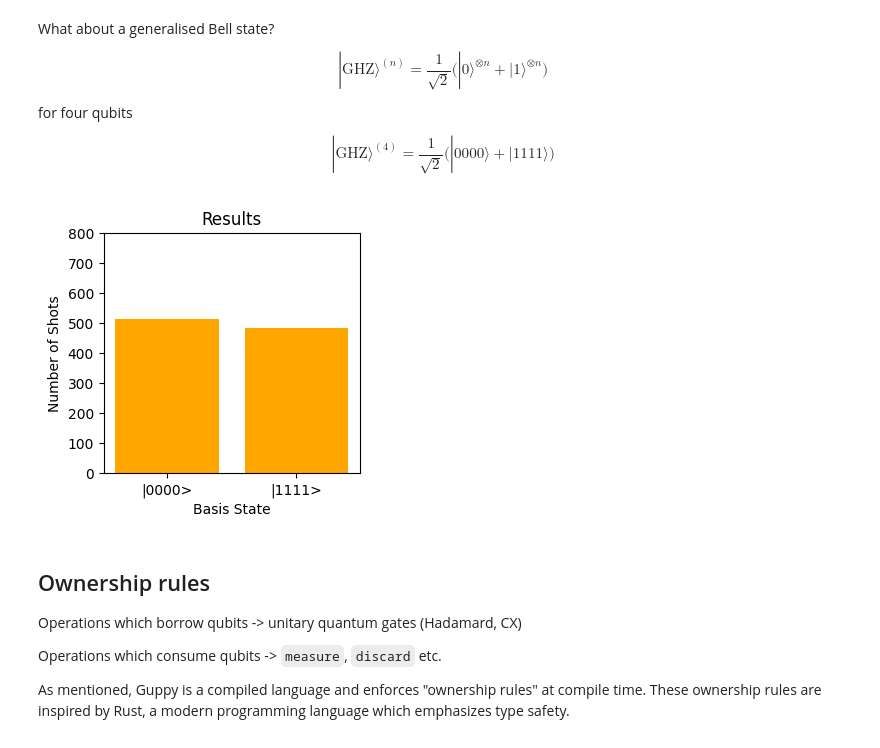
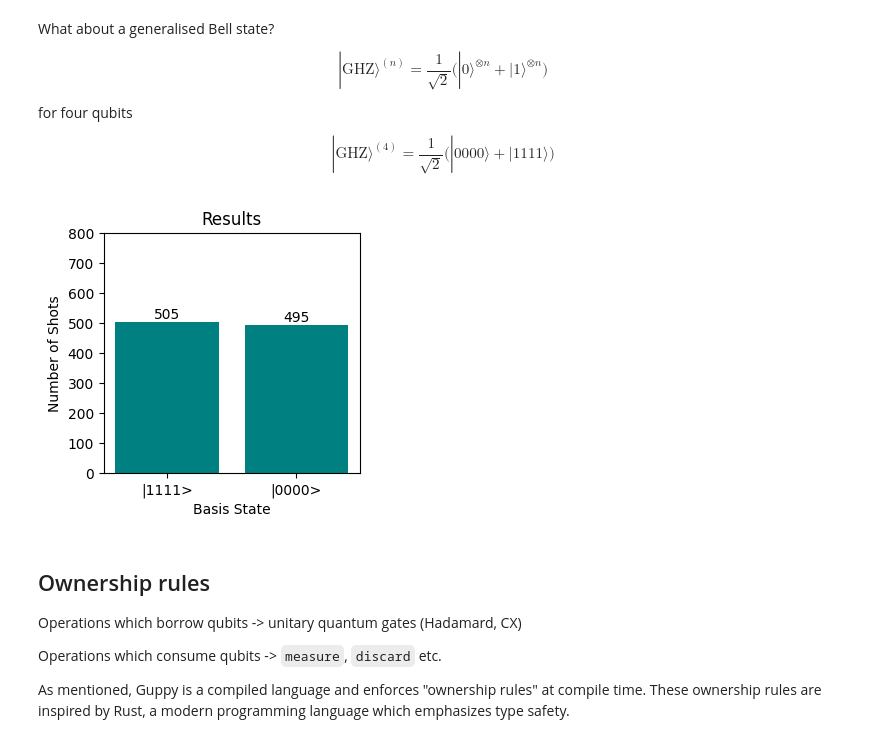
Before and after one commit to Quantinuum/Quirk_Guppy_workshop, a Jupyter notebook: demo.ipynb, the cells around one changed output. Saved outputs shown, nothing was run; the diff lists cells and outputs as text; code cells hidden in the pictures.

Commit message:
label bar chart

```diff
--- a/demo.ipynb
+++ b/demo.ipynb
@@ -143,12 +143,13 @@ def plot_results(
 
     fig = plt.figure()
     ax = fig.add_axes((0, 0, 0.4, 0.5))
-    color_list = ["orange"] * (len(x_axis_values))
-    ax.bar(
+    color_list = ["teal"] * (len(x_axis_values))
+    container = ax.bar(
         x=x_axis_values,
         height=y_axis_values,
         color=color_list,
     )
+    ax.bar_label(container, fmt="{:,.0f}")
     ax.set_title(label="Results")
     plt.ylim([0, y_limit])
     plt.xlabel("Basis State")
@@ -189,11 +190,11 @@ def main() -> None:
     result("c", measure_array(qubits))
 # %%
 n_shots = 1000
-sim_result_ghz = main.emulator(n_qubits=4).with_seed(1).with_shots(n_shots).run()
+sim_result_ghz = main.emulator(n_qubits=4).with_seed(4242).with_shots(n_shots).run()
 
 plot_results(sim_result_ghz)
 # %% [output]
-[figure, old version]
+[figure, new version]
 # %% [markdown]
 ## Ownership rules
 
```
Also changed, not shown: parts of 2 cells of this notebook.
